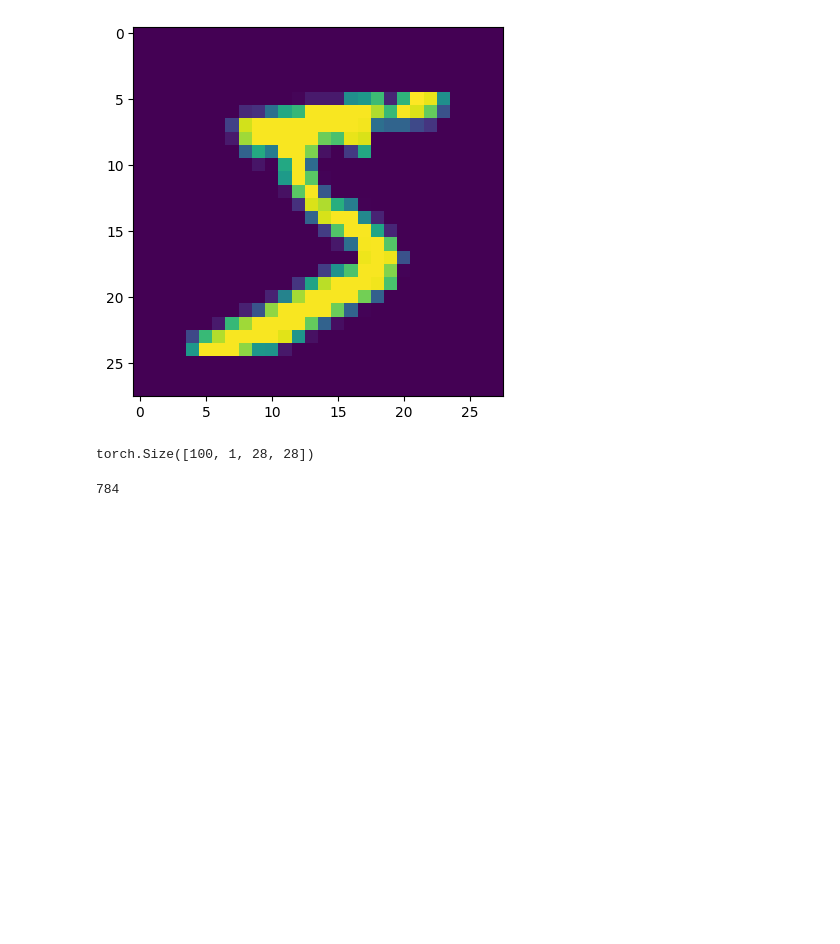
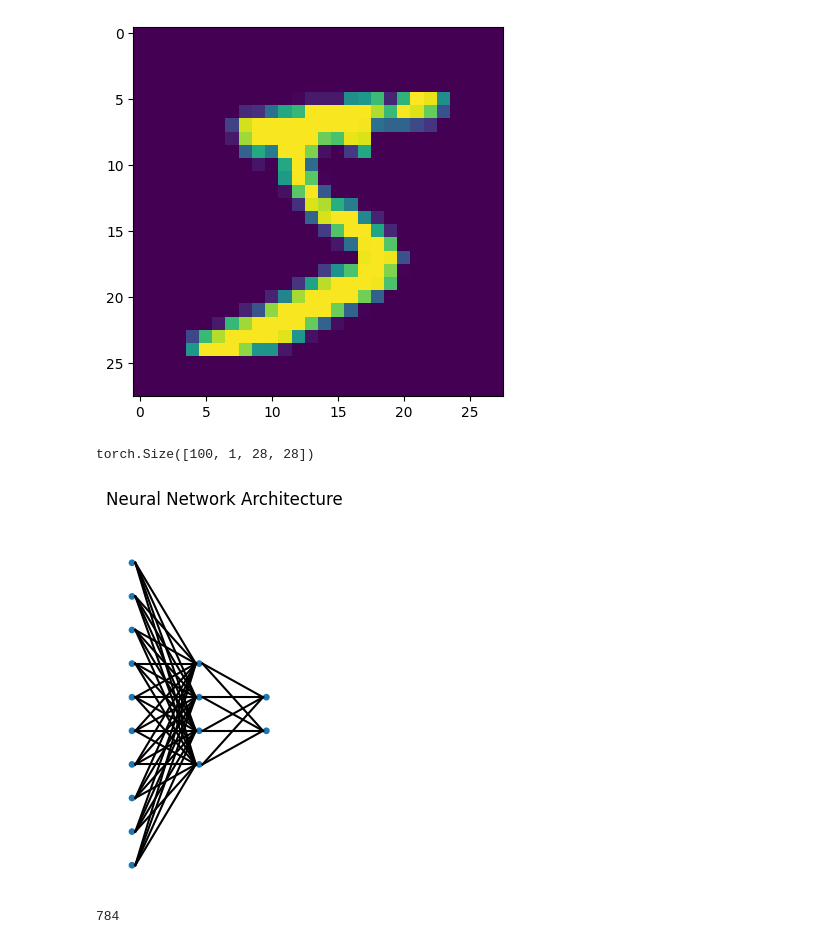
Before and after one commit to sinanuozdemir/oreilly-pytorch-dl, a Jupyter notebook: notebooks/mnist.ipynb, the cells around one changed output. Saved outputs shown, nothing was run; the diff lists cells and outputs as text; code cells hidden in the pictures; blank space fills up the shorter version.

```diff
--- a/notebooks/1_mnist.ipynb
+++ b/notebooks/mnist.ipynb
@@ -73,6 +77,45 @@ class NeuralNet(nn.Module):
 
 # Create the model
 model = NeuralNet(input_size, hidden_size, num_classes)
+# %%
+import matplotlib.pyplot as plt
+import matplotlib.patches as patches
+
+def visualize_neural_network(input_size, hidden_size, num_classes):
+    fig, ax = plt.subplots()
+
+    # Define the layers
+    layers = [input_size, hidden_size, num_classes]
+    layer_positions = [(0, i) for i in range(len(layers))]
+
+    # Draw the layers
+    for i, (x, layer) in enumerate(zip(layer_positions, layers)):
+        for j in range(layer):
+            circle = patches.Circle((i * 2, j - layer / 2), radius=0.1, fill=True)
+            ax.add_patch(circle)
+
+            # Draw connections to the next layer
+            if i < len(layers) - 1:
+                for k in range(layers[i + 1]):
+                    line = plt.Line2D([i * 2 + 0.1, (i + 1) * 2 - 0.1], [j - layer / 2, k - layers[i + 1] / 2], color="black")
+                    ax.add_line(line)
+
+    ax.set_xlim(-0.5, len(layers) * 2)
+    ax.set_ylim(-max(layers) / 2 - 0.5, max(layers) / 2 + 0.5)
+    ax.set_aspect('equal')
+    plt.axis('off')
+    plt.title('Neural Network Architecture')
+    plt.show()
+
+# Example parameters
+input_size = 10
+hidden_size = 4
+num_classes = 2
+
+# Visualize the neural network
+visualize_neural_network(input_size, hidden_size, num_classes)
+# %% [output]
+[figure, added]
 # %%
 # Some loss function options
 cross_entropy_loss = nn.CrossEntropyLoss()
```
Also changed, not shown: parts of 6 cells of this notebook, 8 other files.
